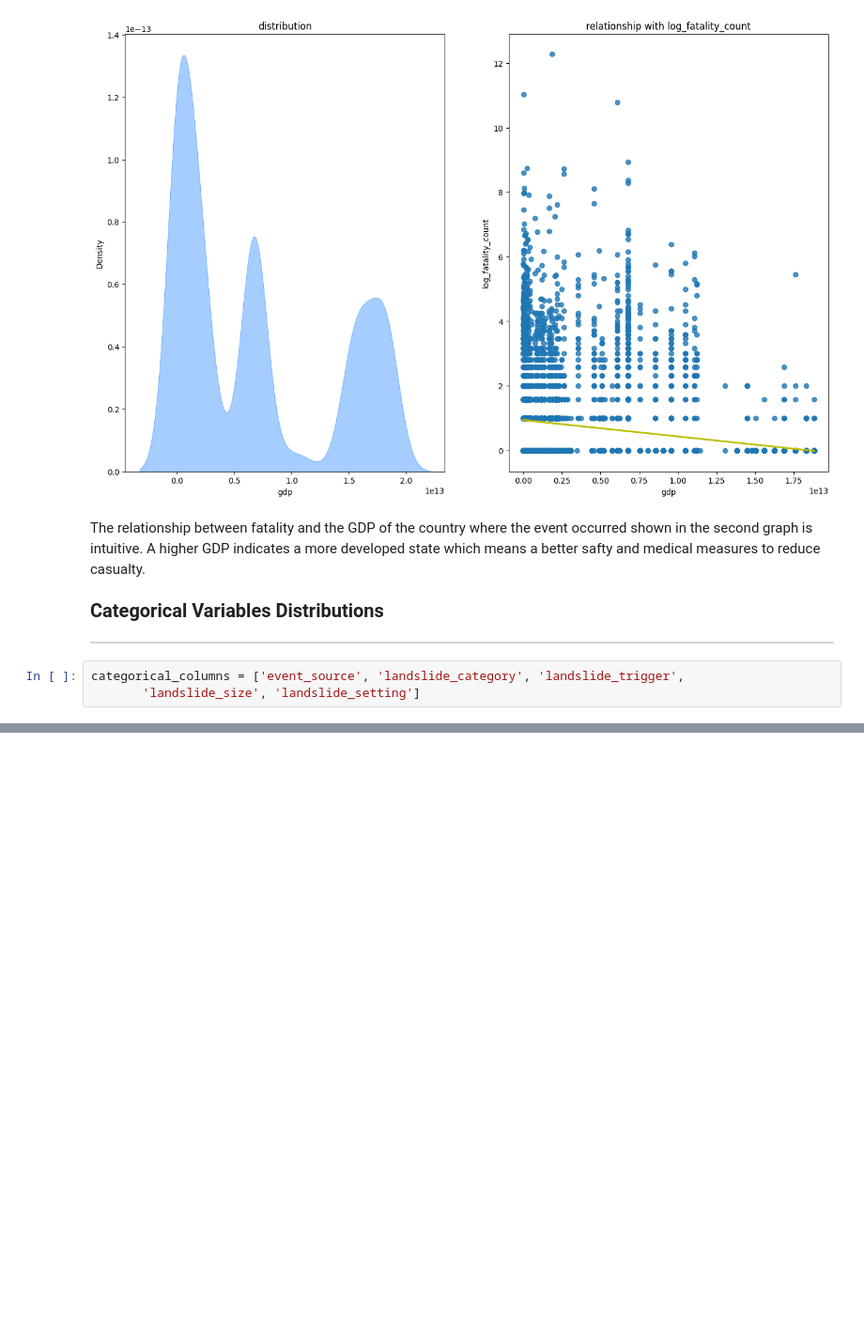
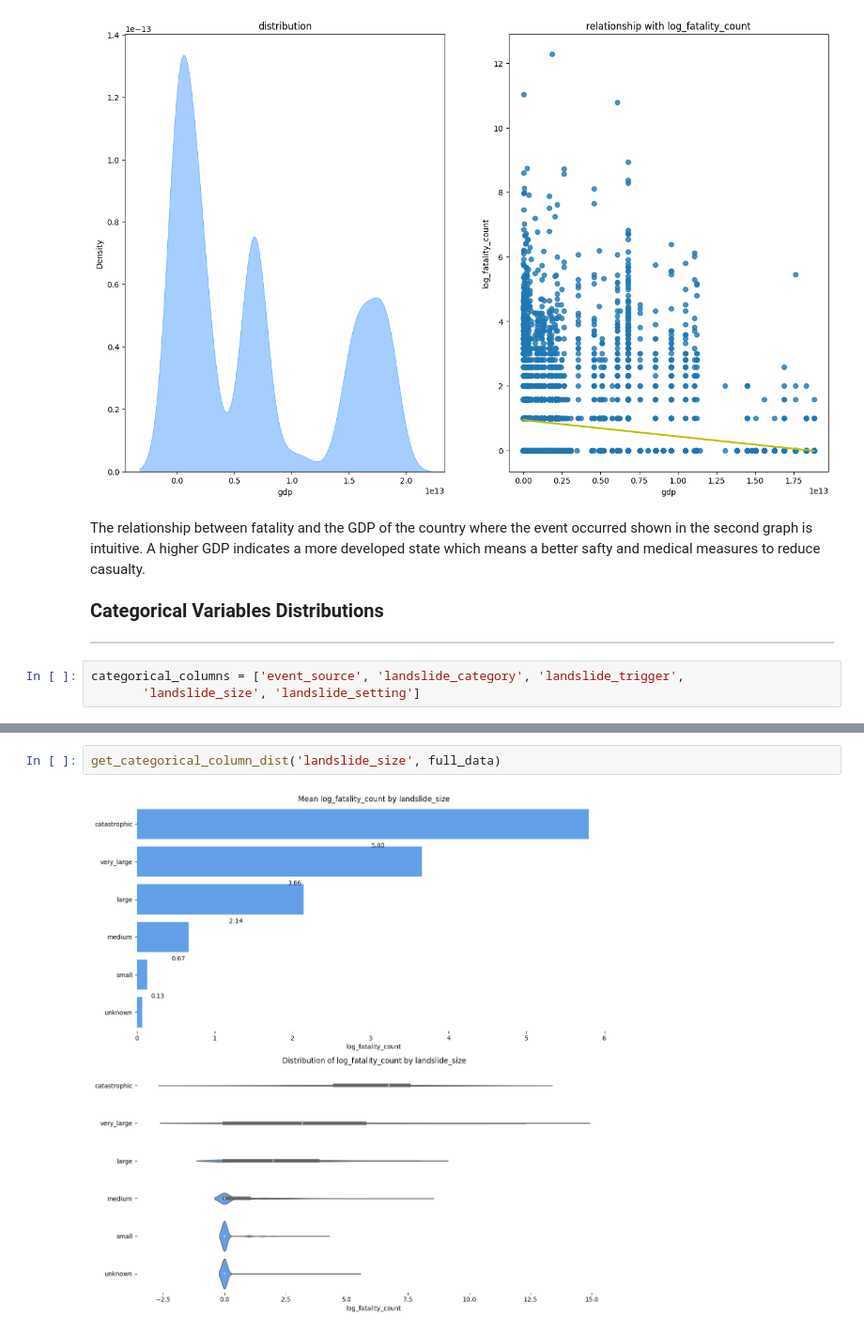
Before and after one commit to yuki172/global-landslide, a Jupyter notebook: main.ipynb, the cells around one changed output, grey strips where cells are left out. Shown at 94% size. Drawn from its saved outputs; the diff is of its cells as text; blank space fills up the shorter version.

```diff
--- a/main.ipynb
+++ b/main.ipynb
@@ -426,0 +424,4 @@ plt.show()
+# %%
+get_categorical_column_dist('landslide_size', full_data)
+# %% [output]
+[figure, added]
```
Also changed, not shown: parts of 7 cells of this notebook.
